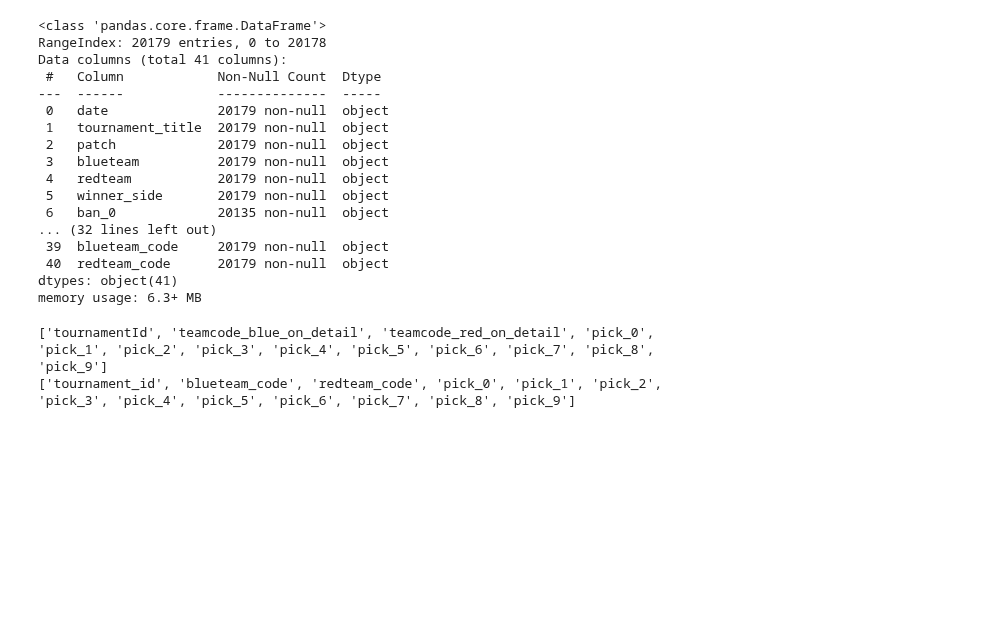
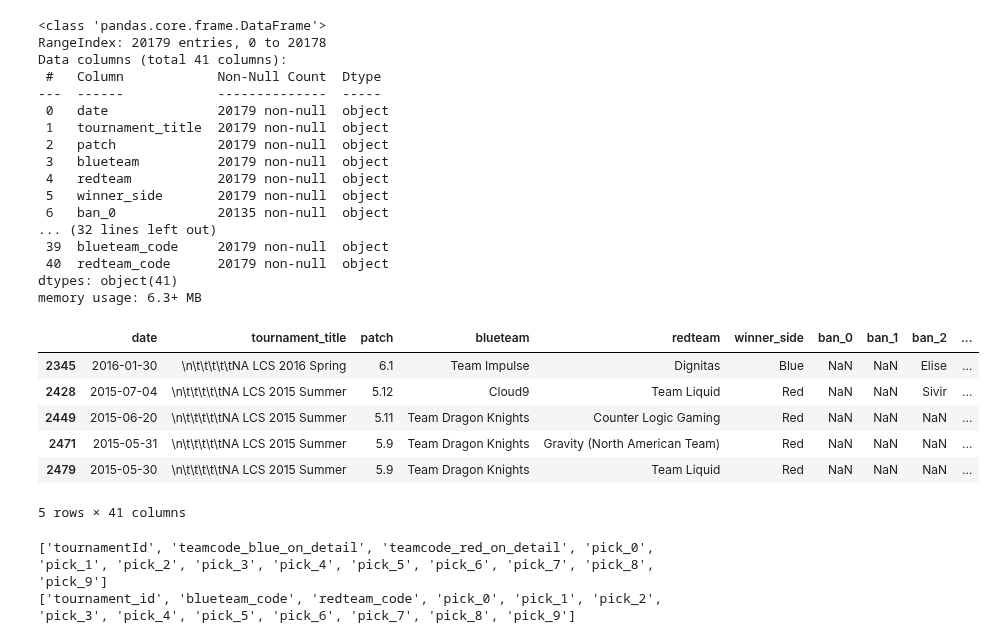
Before and after one commit to chlxogur/penta_kill_data_science, a Jupyter notebook: match_winside_with_gameIds.ipynb, the cells around one changed output. Saved outputs shown, nothing was run; the diff lists cells and outputs as text; code cells hidden in the pictures; blank space fills up the shorter version.

```diff
--- a/match_winside_with_gameIds.ipynb
+++ b/match_winside_with_gameIds.ipynb
@@ -127,6 +128,17 @@ Data columns (total 41 columns):
  40  redteam_code      20179 non-null  object
 dtypes: object(41)
 memory usage: 6.3+ MB
+# %%
+crawled_df_test = crawled_df[crawled_df["ban_0"].isna()]
+crawled_df_test.head()
+# %% [output]
+|  | date | tournament_title | patch | blueteam | redteam | winner_side | ban_0 | ban_1 | ban_2 | ... |
+| 2345 | 2016-01-30 | \n\t\t\t\t\tNA LCS 2016 Spring | 6.1 | Team Impulse | Dignitas | Blue | NaN | NaN | Elise | ... |
+| 2428 | 2015-07-04 | \n\t\t\t\t\tNA LCS 2015 Summer | 5.12 | Cloud9 | Team Liquid | Red | NaN | NaN | Sivir | ... |
+| 2449 | 2015-06-20 | \n\t\t\t\t\tNA LCS 2015 Summer | 5.11 | Team Dragon Knights | Counter Logic Gaming | Red | NaN | NaN | NaN | ... |
+| 2471 | 2015-05-31 | \n\t\t\t\t\tNA LCS 2015 Summer | 5.9 | Team Dragon Knights | Gravity (North American Team) | Red | NaN | NaN | NaN | ... |
+| 2479 | 2015-05-30 | \n\t\t\t\t\tNA LCS 2015 Summer | 5.9 | Team Dragon Knights | Team Liquid | Red | NaN | NaN | NaN | ... |
+5 rows × 41 columns
 # %%
 pick_column_list = [f"pick_{x}" for x in range(10)]
 left_on = ["tournamentId", "teamcode_blue_on_detail", "teamcode_red_on_detail"]
```
Also changed, not shown: parts of 5 cells of this notebook.
